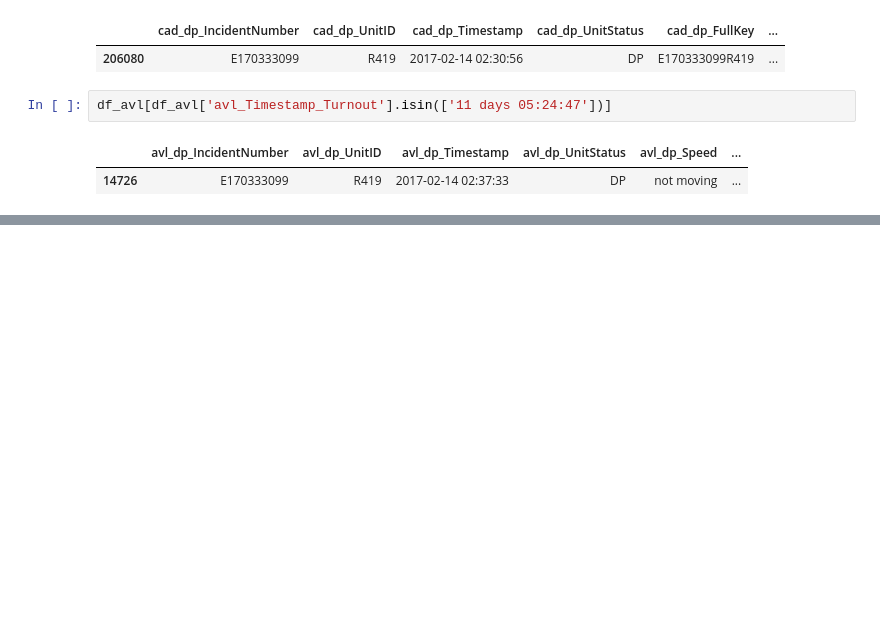
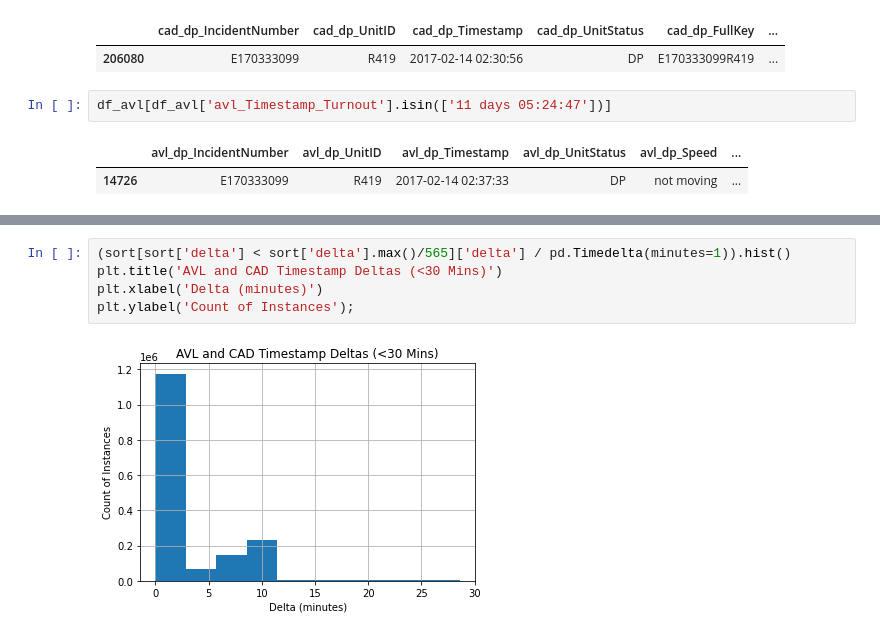
Before and after one commit to owiygul/DAEN-690-Group-2-Rescue-Me, a Jupyter notebook: CAD_AVL_Turnout.ipynb, the cells around one changed output, grey strips where cells are left out. Drawn from its saved outputs; the diff is of its cells as text; blank space fills up the shorter version.

```diff
--- a/CAD_AVL_Turnout.ipynb
+++ b/CAD_AVL_Turnout.ipynb
@@ -259,0 +260,7 @@ cad_SORT = cad
+# %%
+(sort[sort['delta'] < sort['delta'].max()/565]['delta'] / pd.Timedelta(minutes=1)).hist()
+plt.title('AVL and CAD Timestamp Deltas (<30 Mins)')
+plt.xlabel('Delta (minutes)')
+plt.ylabel('Count of Instances');
+# %% [output]
+[figure, added]
```
Also changed, not shown: parts of 21 cells of this notebook, 1 other file.
